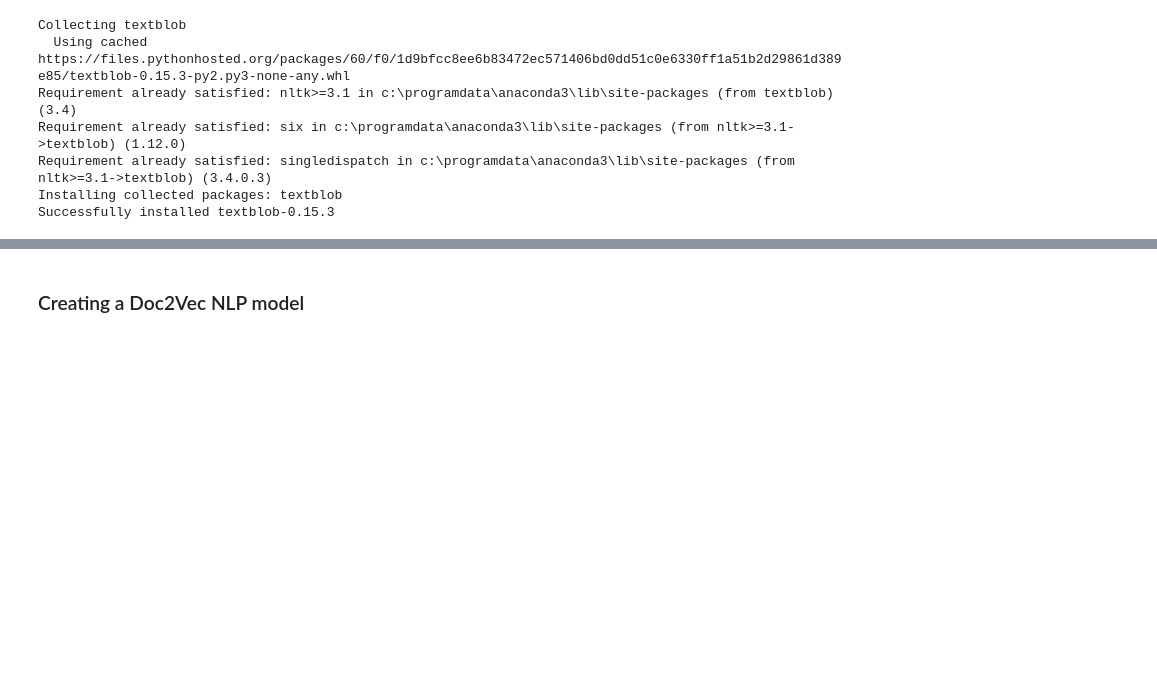
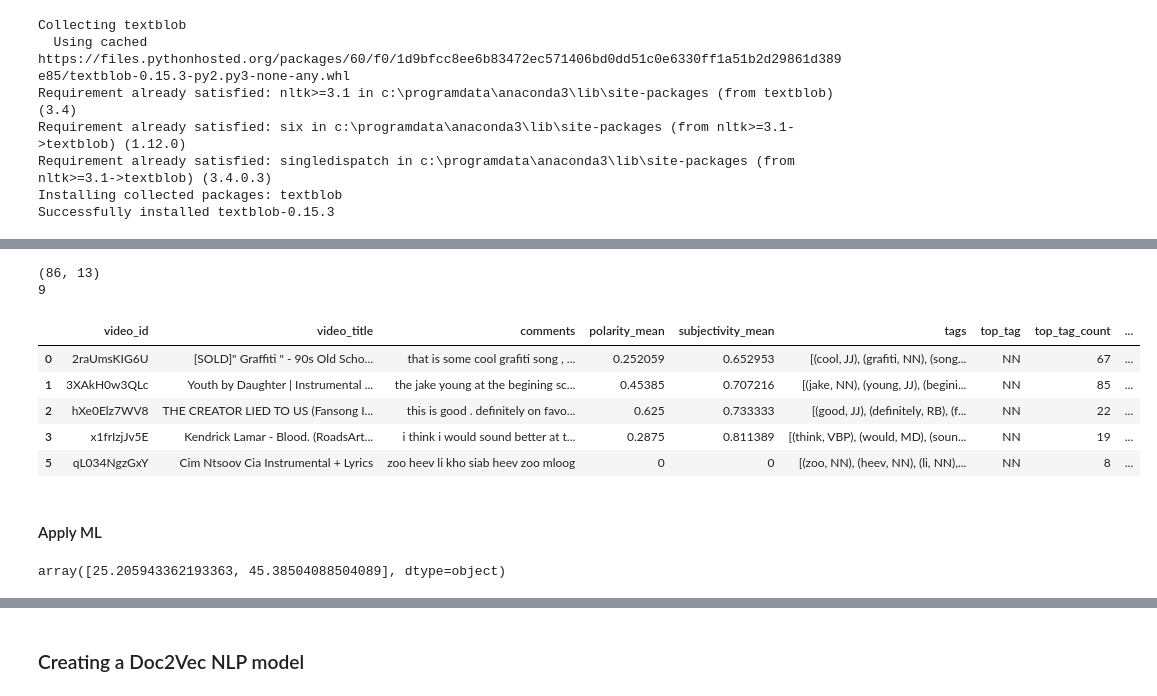
Before and after one commit to labs12-music-stream-selector/DS, a Jupyter notebook: NLP-videos-comments.ipynb, the cells around one changed output, grey strips where cells are left out. Cells and saved outputs as stored; diff of their text form; code cells hidden in the pictures; blank space fills up the shorter version.

```diff
--- a/NLP-videos-comments.ipynb
+++ b/NLP-videos-comments.ipynb
@@ -133,0 +276,25 @@ Successfully installed textblob-0.15.3
+# %%
+# Check how df looks
+print(analysis_df.shape)
+print(analysis_df.isna().sum().sum())
+analysis_df.head()
+# %% [output]
+(86, 13)
+9
+|  | video_id | video_title | comments | polarity_mean | subjectivity_mean | tags | top_tag | top_tag_count | ... |
+| 0 | 2raUmsKIG6U | [SOLD]" Graffiti " - 90s Old Scho... | that is some cool grafiti song , ... | 0.252059 | 0.652953 | [(cool, JJ), (grafiti, NN), (song... | NN | 67 | ... |
+| 1 | 3XAkH0w3QLc | Youth by Daughter | Instrumental ... | the jake young at the begining sc... | 0.45385 | 0.707216 | [(jake, NN), (young, JJ), (begini... | NN | 85 | ... |
+| 2 | hXe0Elz7WV8 | THE CREATOR LIED TO US (Fansong I... | this is good . definitely on favo... | 0.625 | 0.733333 | [(good, JJ), (definitely, RB), (f... | NN | 22 | ... |
+| 3 | x1frIzjJv5E | Kendrick Lamar - Blood. (RoadsArt... | i think i would sound better at t... | 0.2875 | 0.811389 | [(think, VBP), (would, MD), (soun... | NN | 19 | ... |
+| 5 | qL034NgzGxY | Cim Ntsoov Cia Instrumental + Lyrics | zoo heev li kho siab heev zoo mloog | 0 | 0 | [(zoo, NN), (heev, NN), (li, NN),... | NN | 8 | ... |
+# %% [markdown]
+#### Apply ML
+# %%
+# First normalize the data by multiplying polarity_mean and subjectivity_mean each by 100
+analysis_df.polarity_mean *= 100
+analysis_df.subjectivity_mean *= 100
+
+# Verify that the values have been scaled by 100
+analysis_df.polarity_mean.values[:2]
+# %% [output]
+array([25.205943362193363, 45.38504088504089], dtype=object)
```
Also changed, not shown: parts of 32 cells of this notebook.
